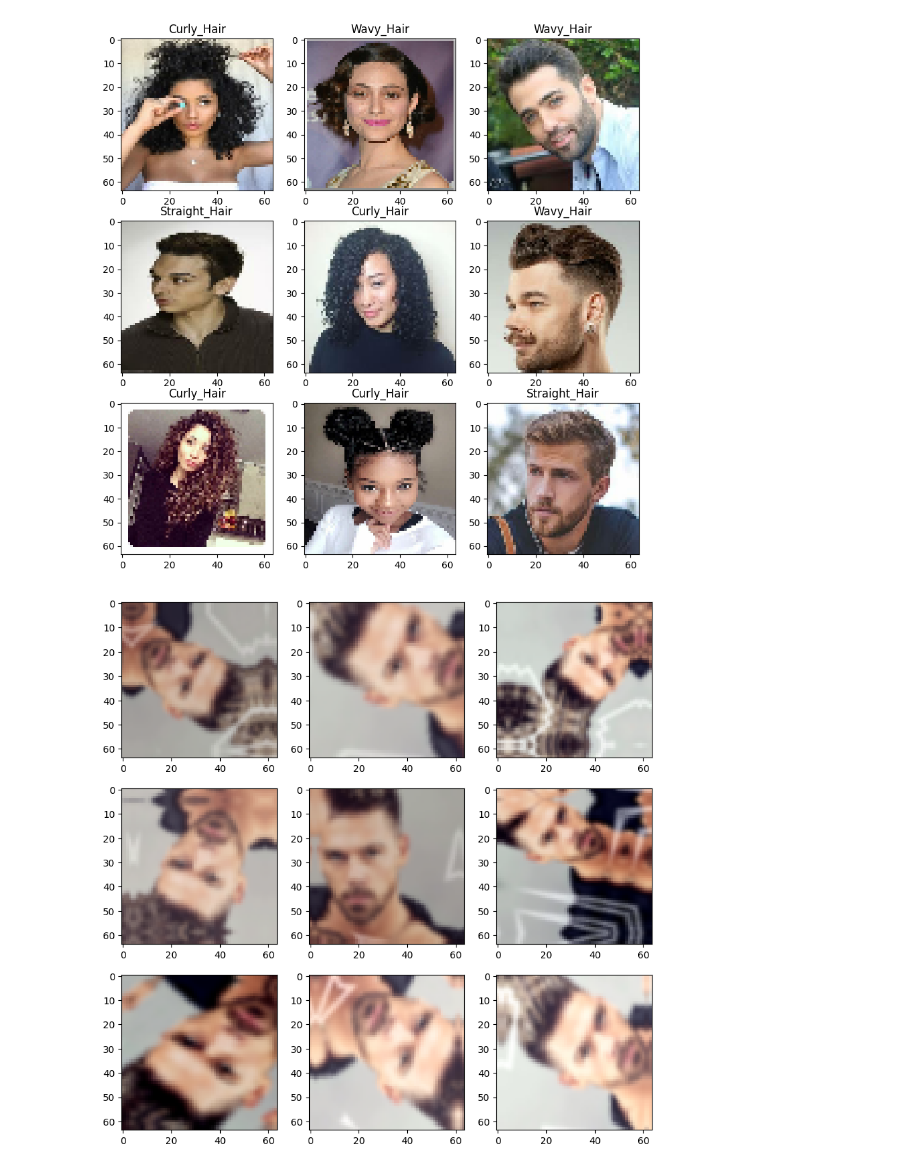
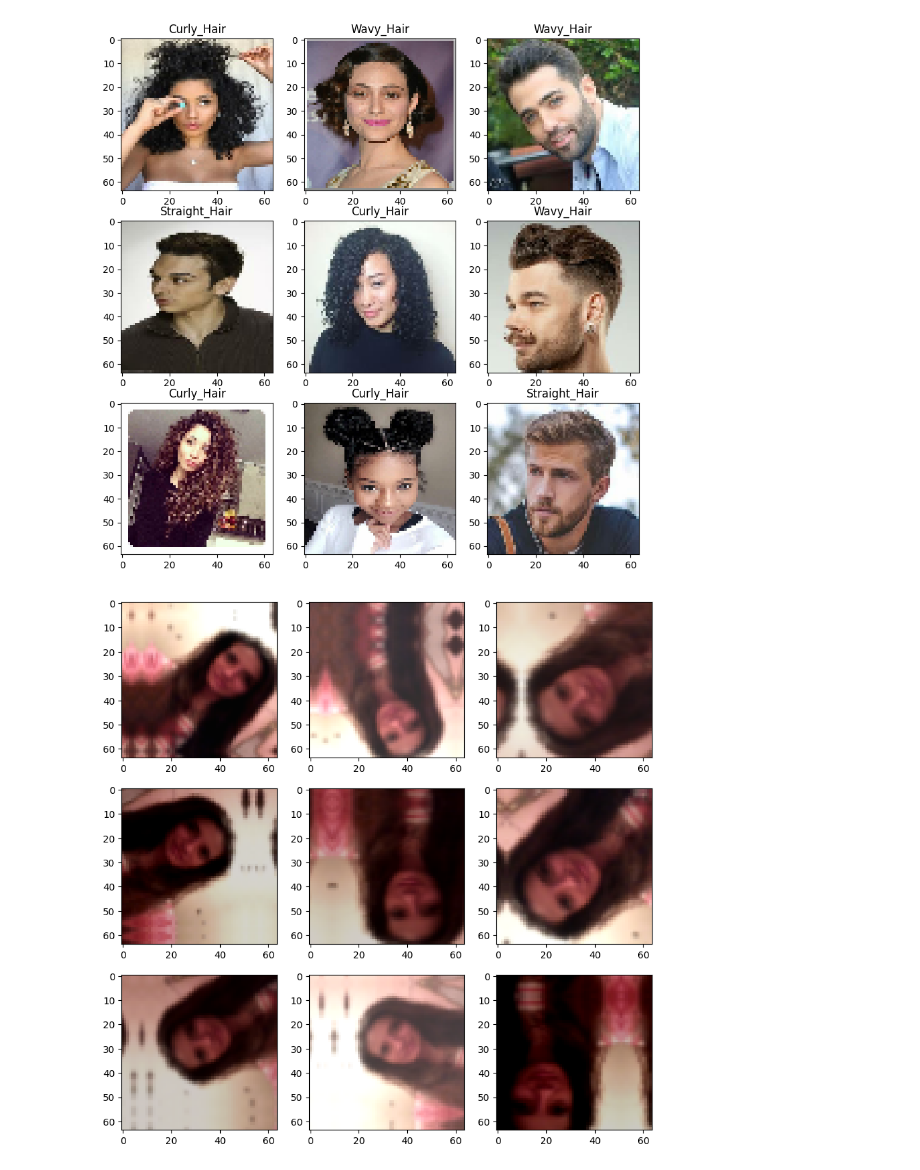
Before and after one commit to Hasmire/Lab-Exercise-3-Image-Classification, a Jupyter notebook: 04experiment.ipynb, the cells around one changed output. Saved outputs shown, nothing was run; the diff lists cells and outputs as text; code cells hidden in the pictures.

```diff
--- a/04experiment.ipynb
+++ b/04experiment.ipynb
@@ -88,30 +88,27 @@ data_augmentation = tf.keras.Sequential(
         layers.RandomContrast(0.2),
         layers.RandomBrightness(0.2),
         layers.RandomTranslation(0.2, 0.2),
-        layers.RandomRotation(factor=0.2),
-        layers.RandomRotation(factor=0.2),
-        layers.RandomZoom(height_factor=0.2, width_factor=0.2),
     ]
 )
 # %%
 sample_images = train_ds.take(1)
 for images, _ in sample_images:
-    sample_image = images[0]
+    sample_image = images[1]
     break
 
 # Reshape the image for data augmentation
 image = tf.expand_dims(sample_image, 0)
 image = tf.cast(image, tf.float32)
 
 plt.figure(figsize=(10, 10))
 for i in range(9):
     augmented_image = data_augmentation(image)
     ax = plt.subplot(3, 3, i + 1)
     plt.imshow(tf.squeeze(augmented_image).numpy().astype("uint8"))
 
 plt.show()
 # %% [output]
-[figure, old version]
+[figure, new version]
 # %%
 AUTOTUNE = tf.data.AUTOTUNE
 
```
Also changed, not shown: parts of 5 cells of this notebook, 3 other files.
